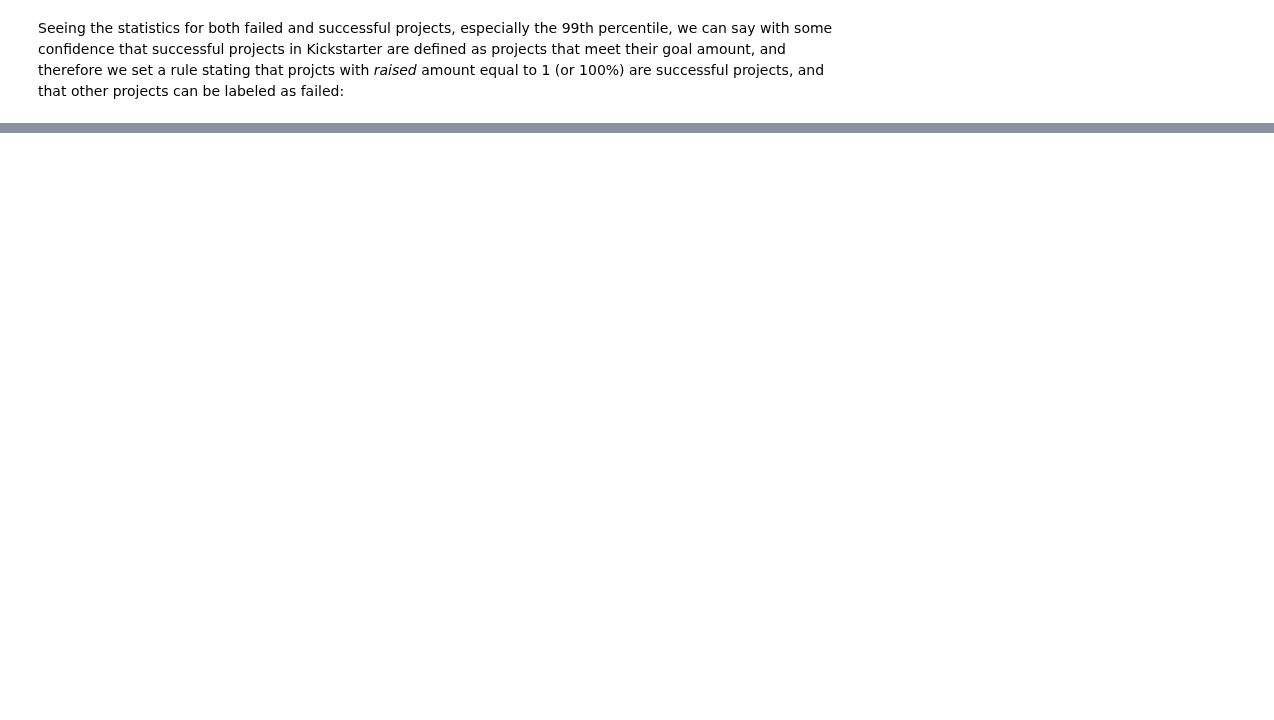
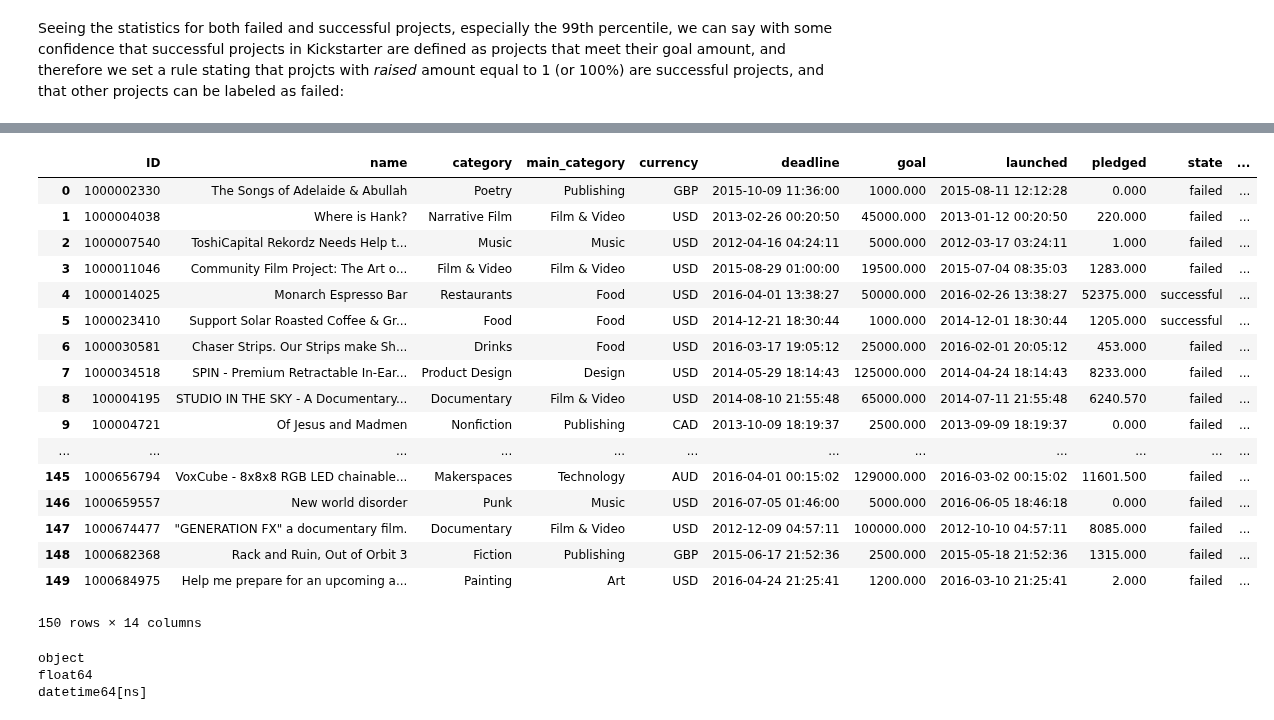
Before and after one commit to Alsukhon/Thinkful, a Jupyter notebook: 26.1 Supervised Learning Capstone/Supervised learning capstone.ipynb, the cells around one changed output, grey strips where cells are left out. Saved outputs shown, nothing was run; the diff lists cells and outputs as text; code cells hidden in the pictures; blank space fills up the shorter version.

```diff
--- a/26.1 Supervised Learning Capstone/Supervised learning capstone.ipynb
+++ b/26.1 Supervised Learning Capstone/Supervised learning capstone.ipynb
@@ -339,0 +368,31 @@ conv_curr = CurrencyConverter()
+# %%
+data_2016.head(150)
+# %% [output]
+|  | ID | name | category | main_category | currency | deadline | goal | launched | pledged | state | ... |
+| 0 | 1000002330 | The Songs of Adelaide & Abullah | Poetry | Publishing | GBP | 2015-10-09 11:36:00 | 1000.000 | 2015-08-11 12:12:28 | 0.000 | failed | ... |
+| 1 | 1000004038 | Where is Hank? | Narrative Film | Film & Video | USD | 2013-02-26 00:20:50 | 45000.000 | 2013-01-12 00:20:50 | 220.000 | failed | ... |
+| 2 | 1000007540 | ToshiCapital Rekordz Needs Help t... | Music | Music | USD | 2012-04-16 04:24:11 | 5000.000 | 2012-03-17 03:24:11 | 1.000 | failed | ... |
+| 3 | 1000011046 | Community Film Project: The Art o... | Film & Video | Film & Video | USD | 2015-08-29 01:00:00 | 19500.000 | 2015-07-04 08:35:03 | 1283.000 | failed | ... |
+| 4 | 1000014025 | Monarch Espresso Bar | Restaurants | Food | USD | 2016-04-01 13:38:27 | 50000.000 | 2016-02-26 13:38:27 | 52375.000 | successful | ... |
+| 5 | 1000023410 | Support Solar Roasted Coffee & Gr... | Food | Food | USD | 2014-12-21 18:30:44 | 1000.000 | 2014-12-01 18:30:44 | 1205.000 | successful | ... |
+| 6 | 1000030581 | Chaser Strips. Our Strips make Sh... | Drinks | Food | USD | 2016-03-17 19:05:12 | 25000.000 | 2016-02-01 20:05:12 | 453.000 | failed | ... |
+| 7 | 1000034518 | SPIN - Premium Retractable In-Ear... | Product Design | Design | USD | 2014-05-29 18:14:43 | 125000.000 | 2014-04-24 18:14:43 | 8233.000 | failed | ... |
+| 8 | 100004195 | STUDIO IN THE SKY - A Documentary... | Documentary | Film & Video | USD | 2014-08-10 21:55:48 | 65000.000 | 2014-07-11 21:55:48 | 6240.570 | failed | ... |
+| 9 | 100004721 | Of Jesus and Madmen | Nonfiction | Publishing | CAD | 2013-10-09 18:19:37 | 2500.000 | 2013-09-09 18:19:37 | 0.000 | failed | ... |
+| ... | ... | ... | ... | ... | ... | ... | ... | ... | ... | ... | ... |
+| 145 | 1000656794 | VoxCube - 8x8x8 RGB LED chainable... | Makerspaces | Technology | AUD | 2016-04-01 00:15:02 | 129000.000 | 2016-03-02 00:15:02 | 11601.500 | failed | ... |
+| 146 | 1000659557 | New world disorder | Punk | Music | USD | 2016-07-05 01:46:00 | 5000.000 | 2016-06-05 18:46:18 | 0.000 | failed | ... |
+| 147 | 1000674477 | "GENERATION FX" a documentary film. | Documentary | Film & Video | USD | 2012-12-09 04:57:11 | 100000.000 | 2012-10-10 04:57:11 | 8085.000 | failed | ... |
+| 148 | 1000682368 | Rack and Ruin, Out of Orbit 3 | Fiction | Publishing | GBP | 2015-06-17 21:52:36 | 2500.000 | 2015-05-18 21:52:36 | 1315.000 | failed | ... |
+| 149 | 1000684975 | Help me prepare for an upcoming a... | Painting | Art | USD | 2016-04-24 21:25:41 | 1200.000 | 2016-03-10 21:25:41 | 2.000 | failed | ... |
+150 rows × 14 columns
+# %%
+data_2016['launched'] = pd.to_datetime(data_2016['launched'])
+data_2016['deadline'] = pd.to_datetime(data_2016['deadline'])
+print(data_2016['currency'].dtype)
+print(data_2016['pledged'].dtype)
+print(data_2016['launched'].dtype)
+# %% [output]
+object
+float64
+datetime64[ns]
```
Also changed, not shown: parts of 11 cells of this notebook.
